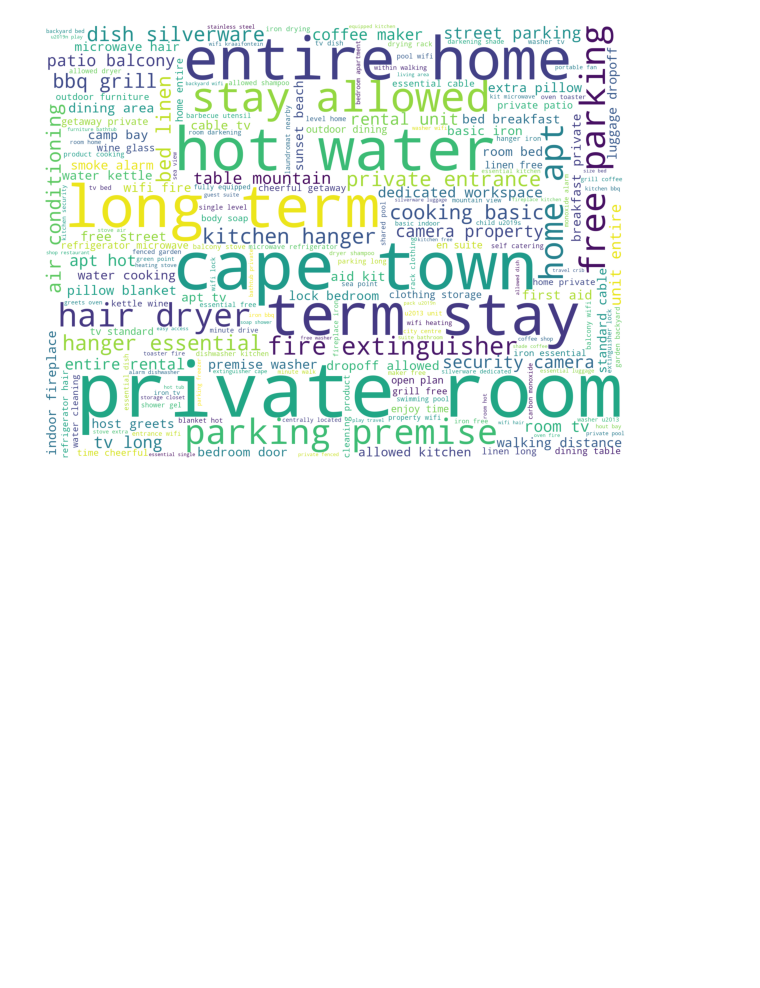
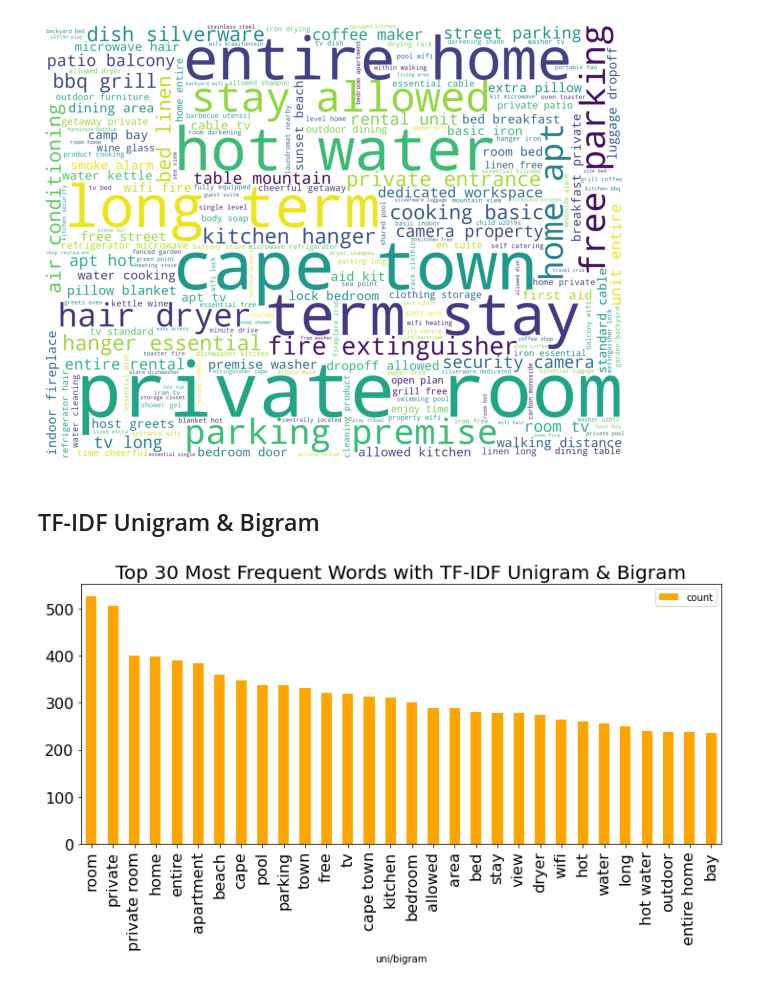
Before and after one commit to Nickimani/Airbnb_Project, a Jupyter notebook: Airbnb_Notebook.ipynb, the cells around one changed output. Drawn from its saved outputs; the diff is of its cells as text; code cells hidden in the pictures; blank space fills up the shorter version.

```diff
--- a/Airbnb_Notebook.ipynb
+++ b/Airbnb_Notebook.ipynb
@@ -1438,3 +1438,23 @@ plt.imshow(wordcloud)
 plt.axis('off');
 # %% [output]
 [figure]
+# %% [markdown]
+## TF-IDF Unigram & Bigram
+# %%
+# Converting text descriptions into vectors using TF-IDF using Unigrams & Bigrams
+tf1 = TfidfVectorizer(ngram_range=(1, 2), lowercase = False)
+tf1_matrix = tf1.fit_transform(listings_df_copy['contents'])
+tf1_total = tf1_matrix.sum(axis=0)
+# Finding the word frequency
+tf1_freq = [(word, tf1_total[0, idx]) for word, idx in tf1.vocabulary_.items()]
+tf1_freq = sorted(tf1_freq, key = lambda x: x[1], reverse=True)
+# Converting into dataframe
+unibigram = pd.DataFrame(tf1_freq, columns = ['uni/bigram', 'count'])
+
+# Plotting the bigram distribution of top 30 words
+unibigram.head(30).plot(x='uni/bigram', y='count', kind='bar', figsize=(12, 5), color = 'orange')
+plt.title('Top 30 Most Frequent Words with TF-IDF Unigram & Bigram', size=20)
+plt.xticks(fontsize=16)
+plt.yticks(fontsize=16);
+# %% [output]
+[figure, added]
```
Also changed, not shown: parts of 4 cells of this notebook.
